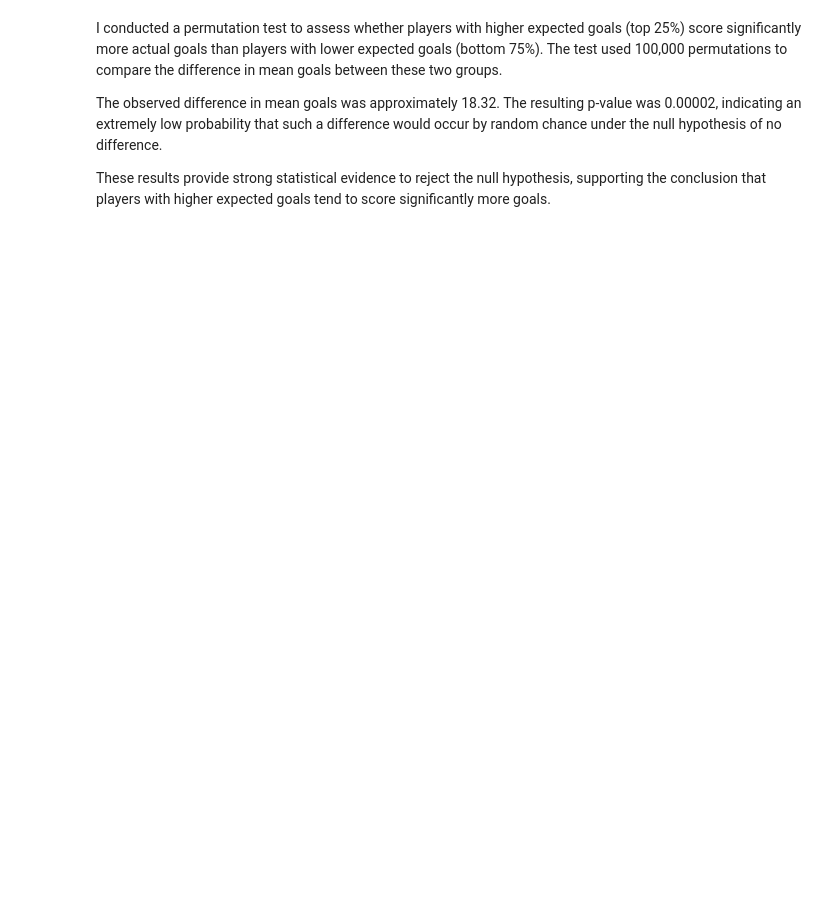
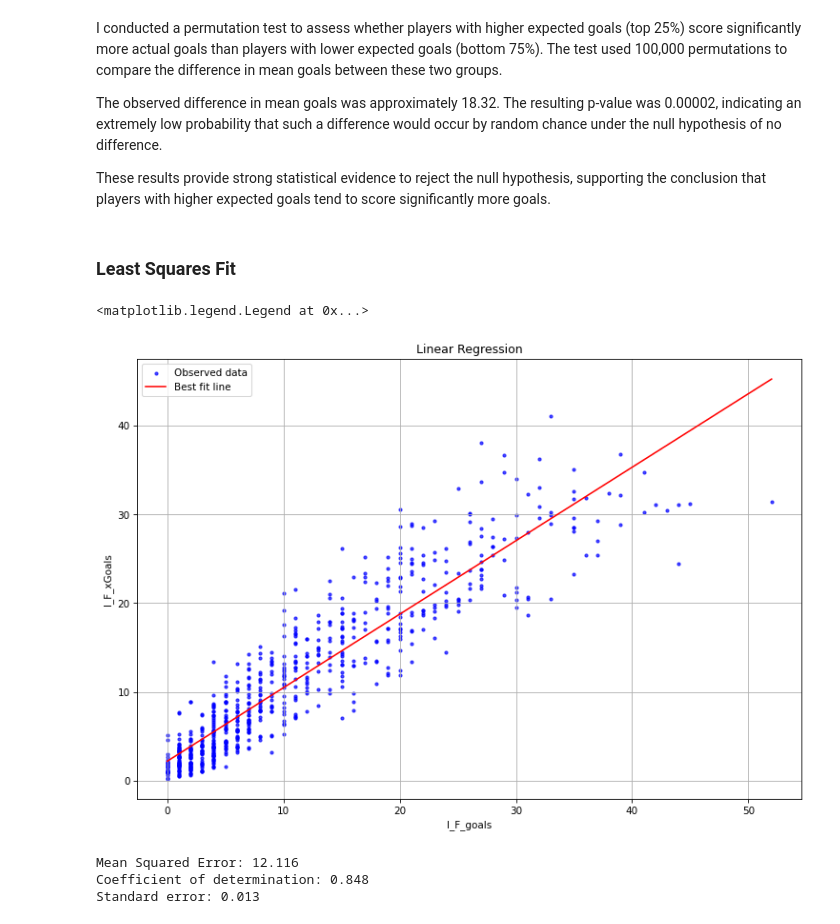
Before and after one commit to thedanicode24/moneypuck-data, a Jupyter notebook: skaters/goals.ipynb, the cells around one changed output. Saved outputs shown, nothing was run; the diff lists cells and outputs as text; code cells hidden in the pictures; blank space fills up the shorter version.

Commit message:
linear regression 1 (mse, r2, stderr)

```diff
--- a/skaters/goals.ipynb
+++ b/skaters/goals.ipynb
@@ -328,3 +331,32 @@ I conducted a permutation test to assess whether players with higher expected go
 The observed difference in mean goals was approximately 18.32. The resulting p-value was 0.00002, indicating an extremely low probability that such a difference would occur by random chance under the null hypothesis of no difference.
 
 These results provide strong statistical evidence to reject the null hypothesis, supporting the conclusion that players with higher expected goals tend to score significantly more goals.
+# %% [markdown]
+### Least Squares Fit
+# %%
+df1 = df_goals[feature1]
+df2 = df_goals[feature2]
+# %%
+def predict(result, xs):
+    ys = result.intercept + result.slope * xs
+    return ys
+# %%
+from scipy.stats import linregress
+import matplotlib.pyplot as plt
+
+result = linregress(df1, df2)
+
+fit_xs = np.linspace(np.min(df1), np.max(df1))
+fit_ys = predict(result, fit_xs)
+
+plt.figure(figsize=(12,8))
+plt.scatter(df1, df2, marker=".", alpha=0.7, label="Observed data")
+plt.title("Linear Regression")
+plt.plot(fit_xs, fit_ys, color="C1", label="Best fit line")
+plt.xlabel(feature1)
+plt.ylabel(feature2)
+plt.grid()
+plt.legend()
+# %% [output]
+<matplotlib.legend.Legend at 0x...>
+[figure, added]
@@ -330,0 +371,8 @@ These results provide strong statistical evidence to reject the null hypothesis,
+# %%
+print(f"Mean Squared Error: {compute_mse(result, df1, df2):.3f}")
+print(f"Coefficient of determination: {result.rvalue**2:.3f}")
+print(f"Standard error: {result.stderr:.3f}")
+# %% [output]
+Mean Squared Error: 12.116
+Coefficient of determination: 0.848
+Standard error: 0.013
```
Also changed, not shown: parts of 12 cells of this notebook, 3 other files.
